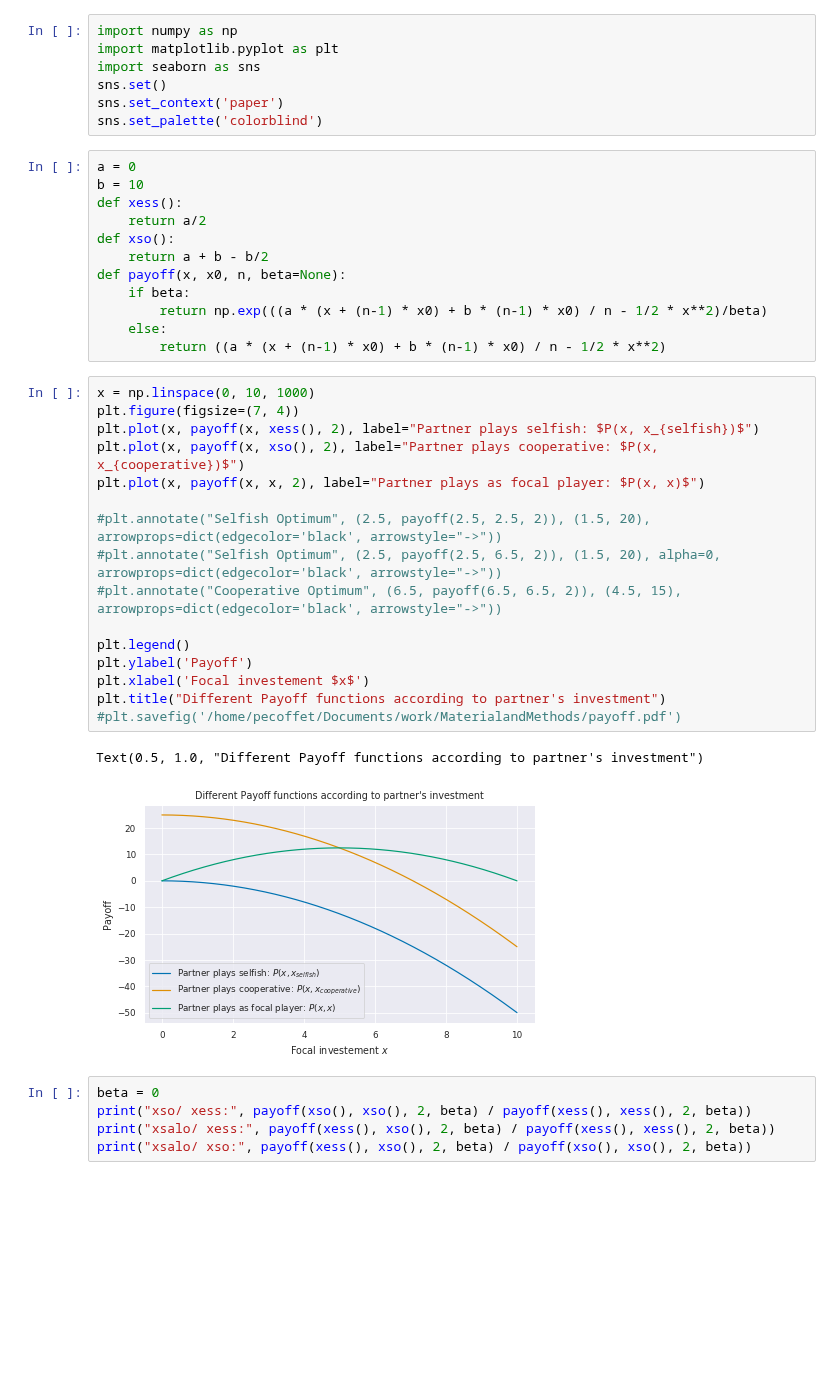
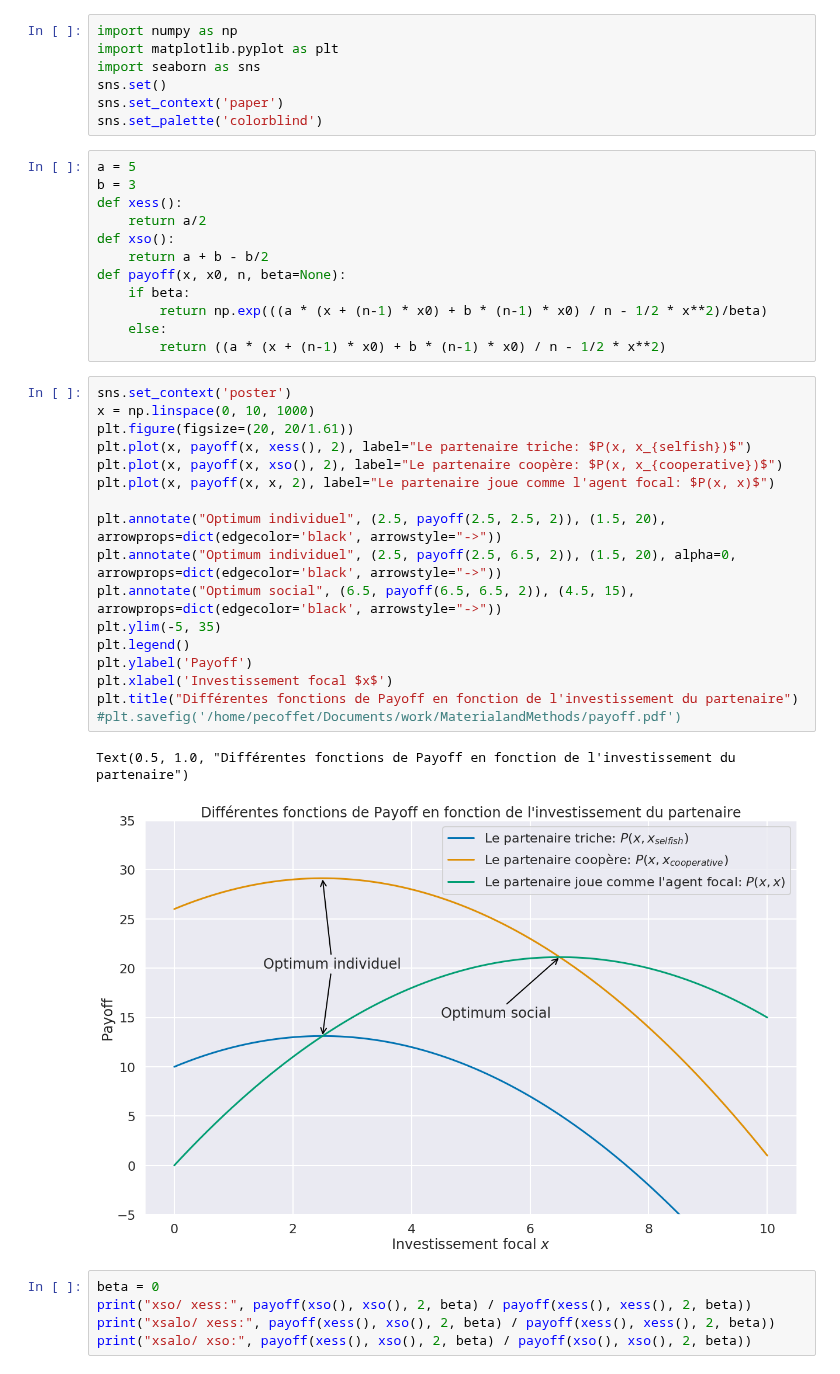
Before and after one commit to PaulEcoffet/roborobo3, a Jupyter notebook: roborobo3/notebooks/Payoff.ipynb, the cells around one changed output. Saved outputs shown, nothing was run; the diff lists cells and outputs as text; blank space fills up the shorter version.

```diff
--- a/roborobo3/notebooks/Payoff.ipynb
+++ b/roborobo3/notebooks/Payoff.ipynb
@@ -6,8 +6,8 @@ sns.set()
 sns.set_context('paper')
 sns.set_palette('colorblind')
 # %%
-a = 0
-b = 10
+a = 5
+b = 3
 def xess():
     return a/2
 def xso():
@@ -18,24 +18,25 @@ def payoff(x, x0, n, beta=None):
     else:
         return ((a * (x + (n-1) * x0) + b * (n-1) * x0) / n - 1/2 * x**2)
 # %%
+sns.set_context('poster')
 x = np.linspace(0, 10, 1000)
-plt.figure(figsize=(7, 4))
-plt.plot(x, payoff(x, xess(), 2), label="Partner plays selfish: $P(x, x_{selfish})$")
-plt.plot(x, payoff(x, xso(), 2), label="Partner plays cooperative: $P(x, x_{cooperative})$")
-plt.plot(x, payoff(x, x, 2), label="Partner plays as focal player: $P(x, x)$")
+plt.figure(figsize=(20, 20/1.61))
+plt.plot(x, payoff(x, xess(), 2), label="Le partenaire triche: $P(x, x_{selfish})$")
+plt.plot(x, payoff(x, xso(), 2), label="Le partenaire coopère: $P(x, x_{cooperative})$")
+plt.plot(x, payoff(x, x, 2), label="Le partenaire joue comme l'agent focal: $P(x, x)$")
 
-#plt.annotate("Selfish Optimum", (2.5, payoff(2.5, 2.5, 2)), (1.5, 20), arrowprops=dict(edgecolor='black', arrowstyle="->"))
-#plt.annotate("Selfish Optimum", (2.5, payoff(2.5, 6.5, 2)), (1.5, 20), alpha=0, arrowprops=dict(edgecolor='black', arrowstyle="->"))
-#plt.annotate("Cooperative Optimum", (6.5, payoff(6.5, 6.5, 2)), (4.5, 15), arrowprops=dict(edgecolor='black', arrowstyle="->"))
-
+plt.annotate("Optimum individuel", (2.5, payoff(2.5, 2.5, 2)), (1.5, 20), arrowprops=dict(edgecolor='black', arrowstyle="->"))
+plt.annotate("Optimum individuel", (2.5, payoff(2.5, 6.5, 2)), (1.5, 20), alpha=0, arrowprops=dict(edgecolor='black', arrowstyle="->"))
+plt.annotate("Optimum social", (6.5, payoff(6.5, 6.5, 2)), (4.5, 15), arrowprops=dict(edgecolor='black', arrowstyle="->"))
+plt.ylim(-5, 35)
 plt.legend()
 plt.ylabel('Payoff')
-plt.xlabel('Focal investement $x$')
-plt.title("Different Payoff functions according to partner's investment")
+plt.xlabel('Investissement focal $x$')
+plt.title("Différentes fonctions de Payoff en fonction de l'investissement du partenaire")
 #plt.savefig('/home/pecoffet/Documents/work/MaterialandMethods/payoff.pdf')
 # %% [output]
-Text(0.5, 1.0, "Different Payoff functions according to partner's investment")
+Text(0.5, 1.0, "Différentes fonctions de Payoff en fonction de l'investissement du partenaire")
-[figure, old version]
+[figure, new version]
 # %%
 beta = 0
 print("xso/ xess:", payoff(xso(), xso(), 2, beta) / payoff(xess(), xess(), 2, beta))
```
Also changed, not shown: 5 other files.
